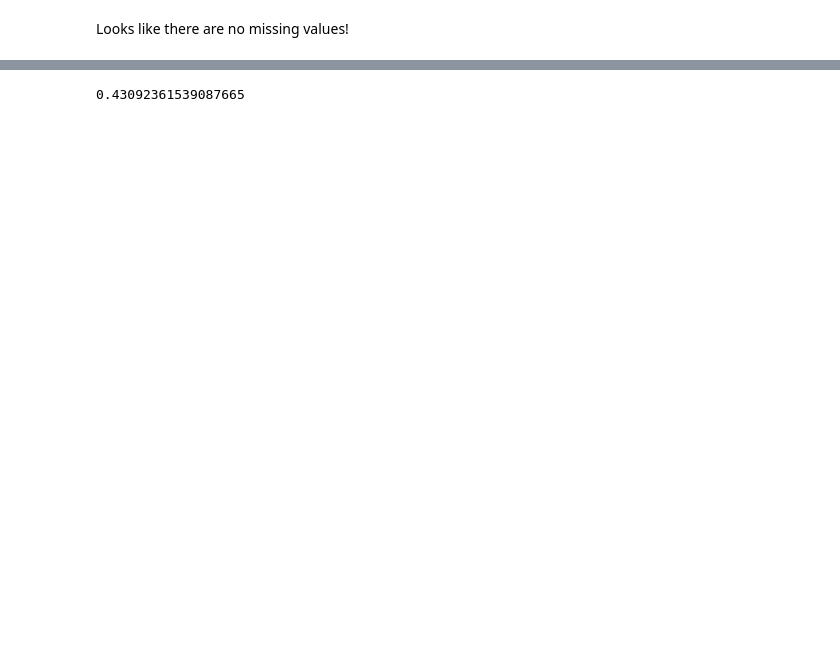
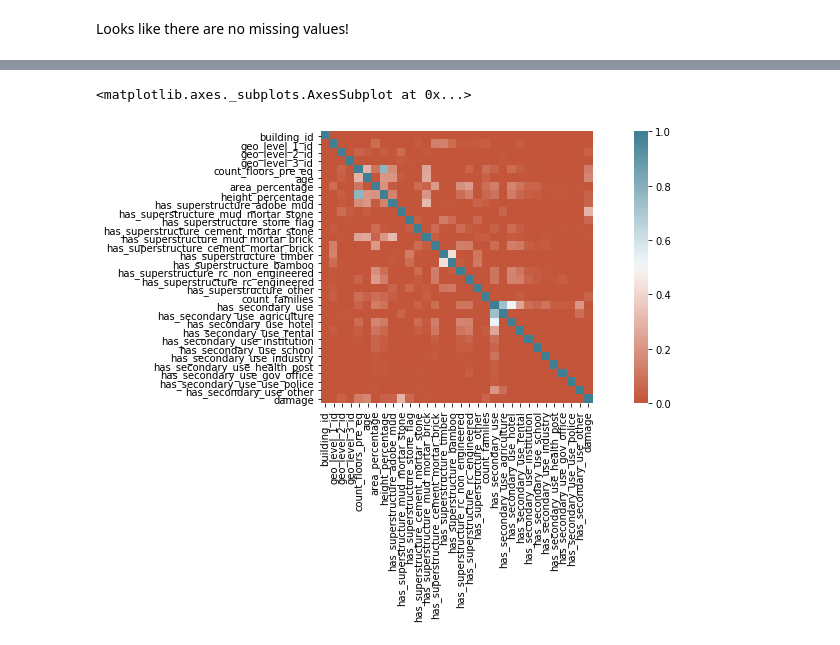
Before and after one commit to Preeti24/Richter-s-Predictor-Modeling-Earthquake-Damage, a Jupyter notebook: EDA.ipynb, the cells around one changed output, grey strips where cells are left out. Saved outputs shown, nothing was run; the diff lists cells and outputs as text; code cells hidden in the pictures; blank space fills up the shorter version.

```diff
--- a/EDA.ipynb
+++ b/EDA.ipynb
@@ -5,6 +5,10 @@ import seaborn as sns
 import matplotlib.pyplot as plt
 import pandas_profiling as pp
 # %%
+# Pre set values for max cols and chart size
+
 pd.set_option('display.max_columns', None)
 pd.set_option('display.max_rows', None)
+
+plt.rcParams["figure.figsize"] = (15,5)
 # %%
@@ -27,3 +35,8 @@ label.head()
 | 2 | 94947 | 3 |
 | 3 | 590882 | 2 |
 | 4 | 201944 | 3 |
+# %%
+# Add Target variable to training data
+
+data['damage']=label['damage_grade']
+data.columns
@@ -95,4 +83,0 @@ from sklearn.metrics import mean_squared_error
-# %%
-mean_squared_error(y_test,prediction)
-# %% [output]
-0.43092361539087665
@@ -108,0 +86,10 @@ pd.DataFrame(prediction).nunique()
+# %%
+# Check correlation of all the columns to see if something stands-out explicitly
+
+corr=data.corr()
+sns.heatmap(corr, xticklabels=True,yticklabels=True,  vmin=0, vmax=1,
+    cmap=sns.diverging_palette(20, 220, n=100),
+    square=True)
+# %% [output]
+<matplotlib.axes._subplots.AxesSubplot at 0x...>
+[figure, added]
```
Also changed, not shown: parts of 50 cells of this notebook.
